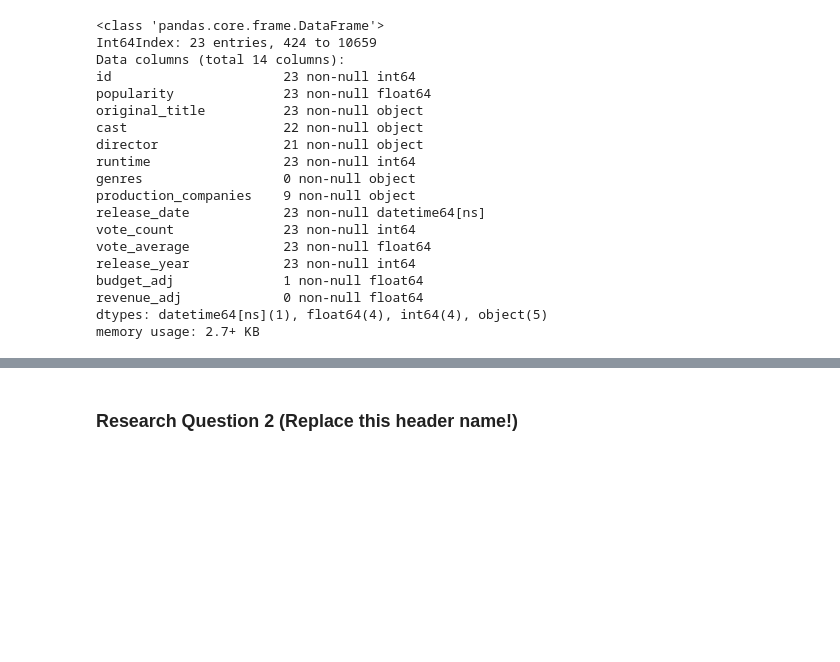
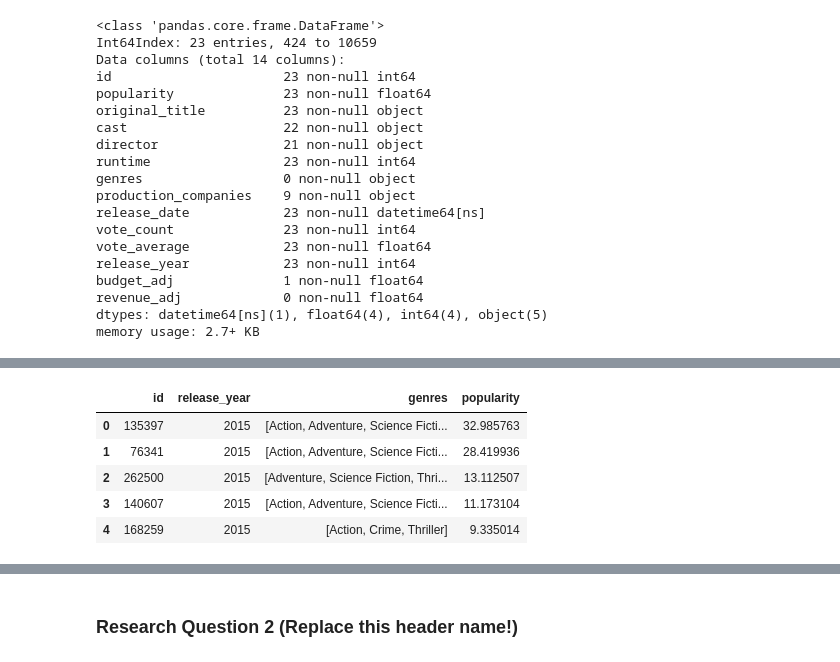
Before and after one commit to ishan6899/InvestigateADataset, a Jupyter notebook: Investigate_a_Dataset.ipynb, the cells around one changed output, grey strips where cells are left out. Saved outputs shown, nothing was run; the diff lists cells and outputs as text; code cells hidden in the pictures; blank space fills up the shorter version.

```diff
--- a/Investigate_a_Dataset.ipynb
+++ b/Investigate_a_Dataset.ipynb
@@ -215,0 +226,11 @@ df.head(3)
+# %%
+#Using the columns we require for this question
+genre=df[['id','release_year','genres','popularity']]
+genre.head()
+# %% [output]
+|  | id | release_year | genres | popularity |
+| 0 | 135397 | 2015 | [Action, Adventure, Science Ficti... | 32.985763 |
+| 1 | 76341 | 2015 | [Action, Adventure, Science Ficti... | 28.419936 |
+| 2 | 262500 | 2015 | [Adventure, Science Fiction, Thri... | 13.112507 |
+| 3 | 140607 | 2015 | [Action, Adventure, Science Ficti... | 11.173104 |
+| 4 | 168259 | 2015 | [Action, Crime, Thriller] | 9.335014 |
```
Also changed, not shown: parts of 10 cells of this notebook.
